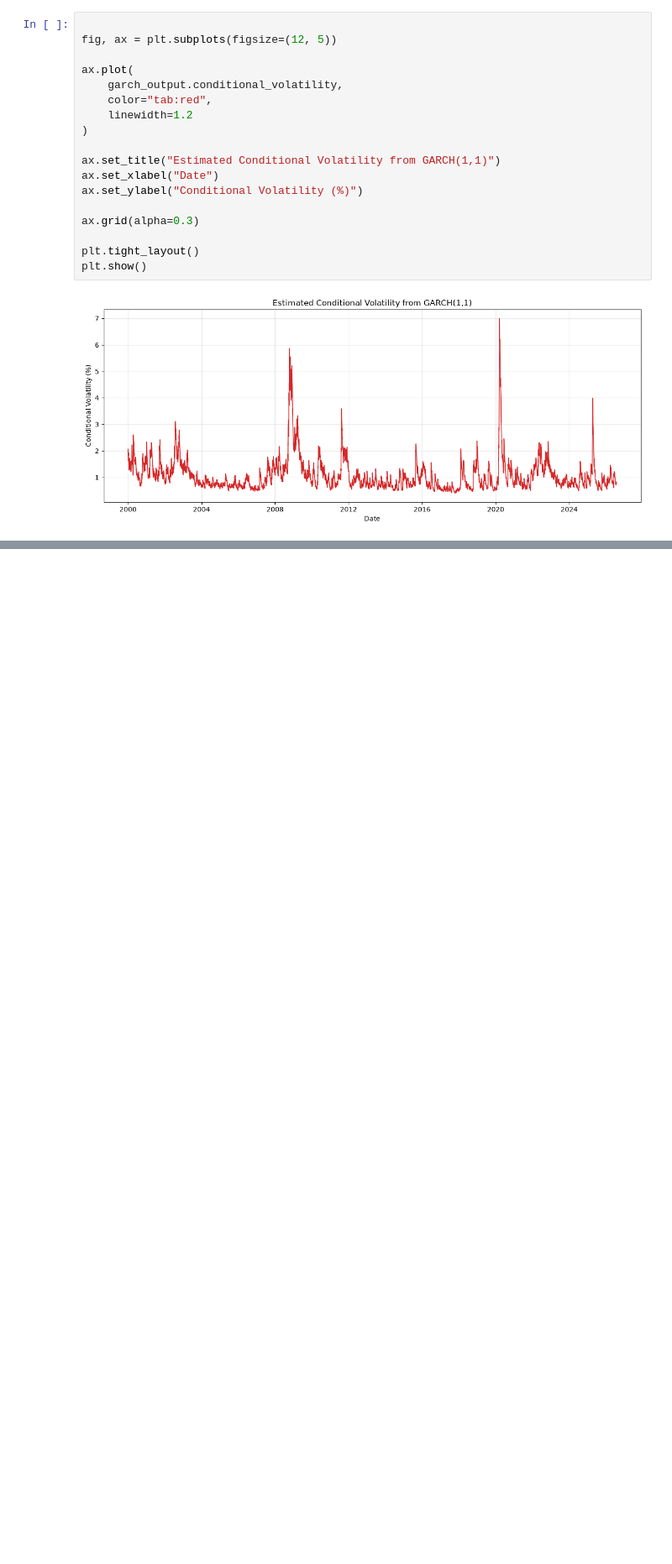
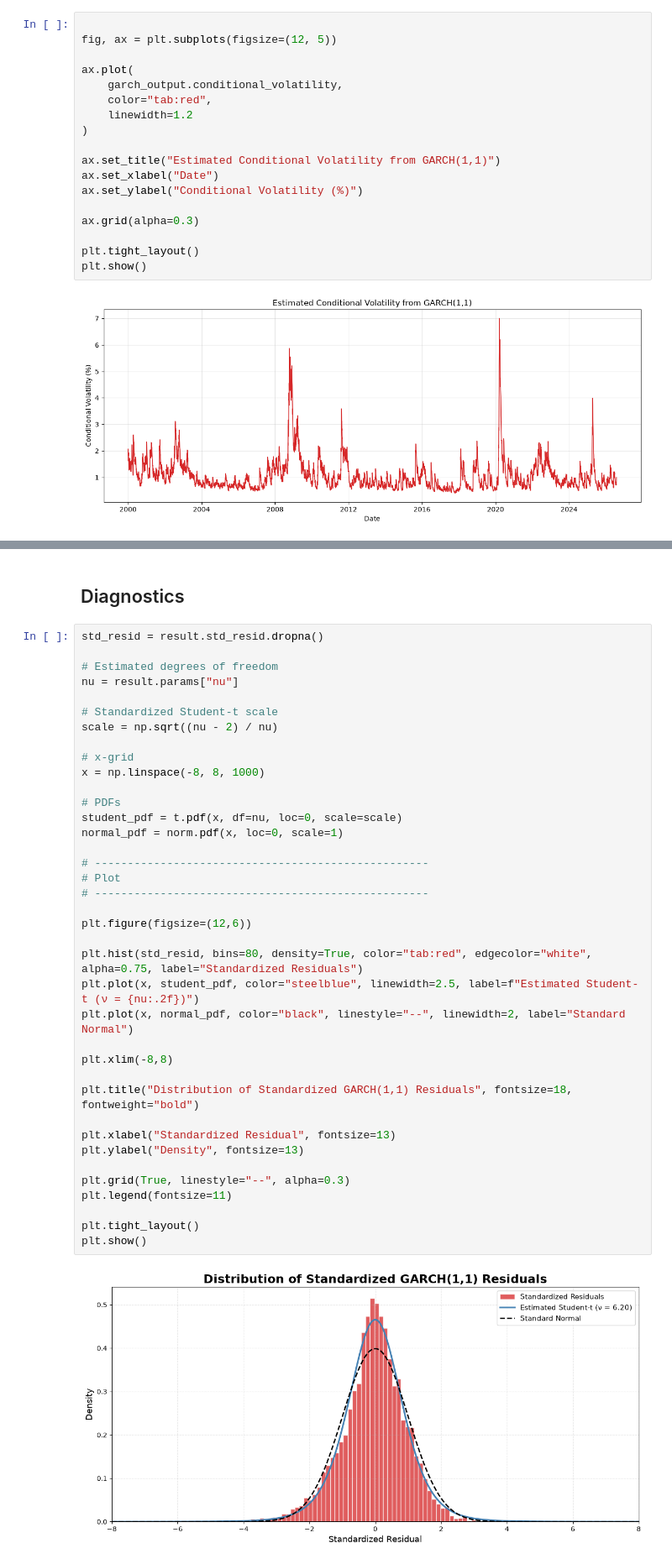
Before and after one commit to Nilsolsson010902/regime-switching-var, a Jupyter notebook: notebooks/02_GARCH_Volatility_Modelling.ipynb, the cells around one changed output, grey strips where cells are left out. Shown at 84% size. Cells and saved outputs as stored; diff of their text form; blank space fills up the shorter version.

```diff
--- a/notebooks/02_GARCH_Volatility_Modelling.ipynb
+++ b/notebooks/02_GARCH_Volatility_Modelling.ipynb
@@ -156,0 +209,42 @@ plt.show()
+# %% [markdown]
+## Diagnostics
+# %%
+std_resid = result.std_resid.dropna()
+
+# Estimated degrees of freedom
+nu = result.params["nu"]
+
+# Standardized Student-t scale
+scale = np.sqrt((nu - 2) / nu)
+
+# x-grid
+x = np.linspace(-8, 8, 1000)
+
+# PDFs
+student_pdf = t.pdf(x, df=nu, loc=0, scale=scale)
+normal_pdf = norm.pdf(x, loc=0, scale=1)
+
+# ---------------------------------------------------
+# Plot
+# ---------------------------------------------------
+
+plt.figure(figsize=(12,6))
+
+plt.hist(std_resid, bins=80, density=True, color="tab:red", edgecolor="white", alpha=0.75, label="Standardized Residuals")
+plt.plot(x, student_pdf, color="steelblue", linewidth=2.5, label=f"Estimated Student-t (ν = {nu:.2f})")
+plt.plot(x, normal_pdf, color="black", linestyle="--", linewidth=2, label="Standard Normal")
+
+plt.xlim(-8,8)
+
+plt.title("Distribution of Standardized GARCH(1,1) Residuals", fontsize=18, fontweight="bold")
+
+plt.xlabel("Standardized Residual", fontsize=13)
+plt.ylabel("Density", fontsize=13)
+
+plt.grid(True, linestyle="--", alpha=0.3)
+plt.legend(fontsize=11)
+
+plt.tight_layout()
+plt.show()
+# %% [output]
+[figure, added]
```
Also changed, not shown: parts of 16 cells of this notebook, 1 other file.
